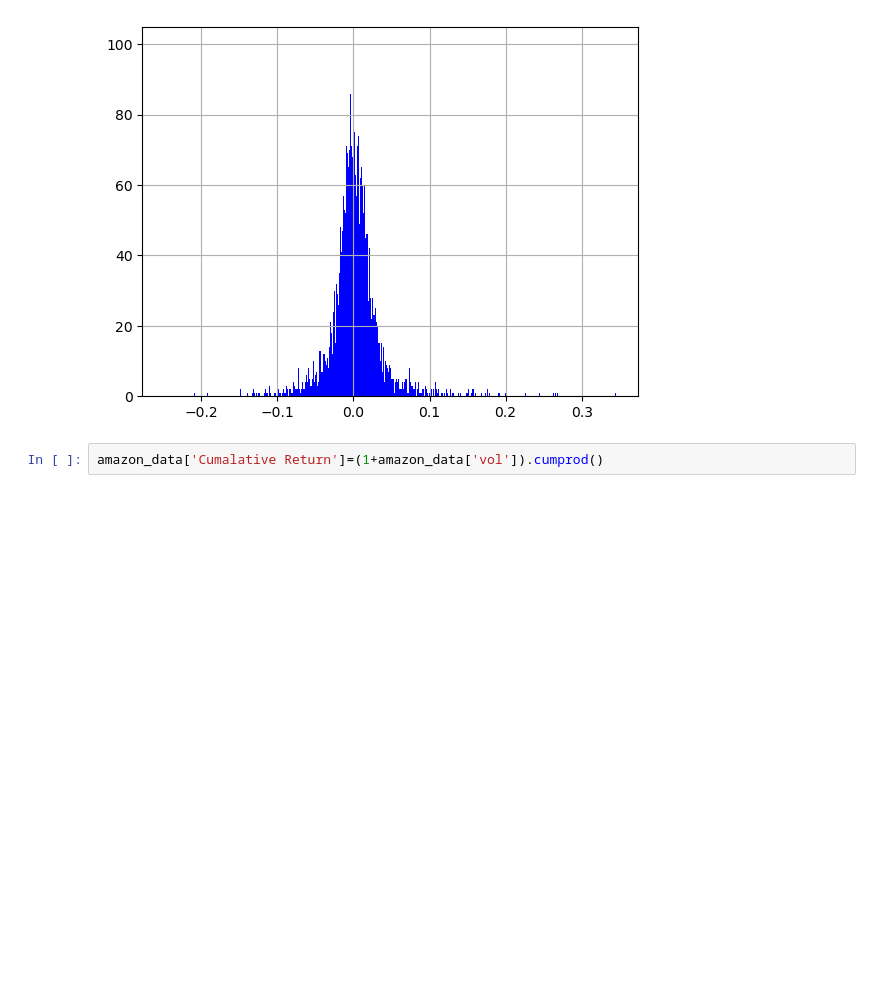
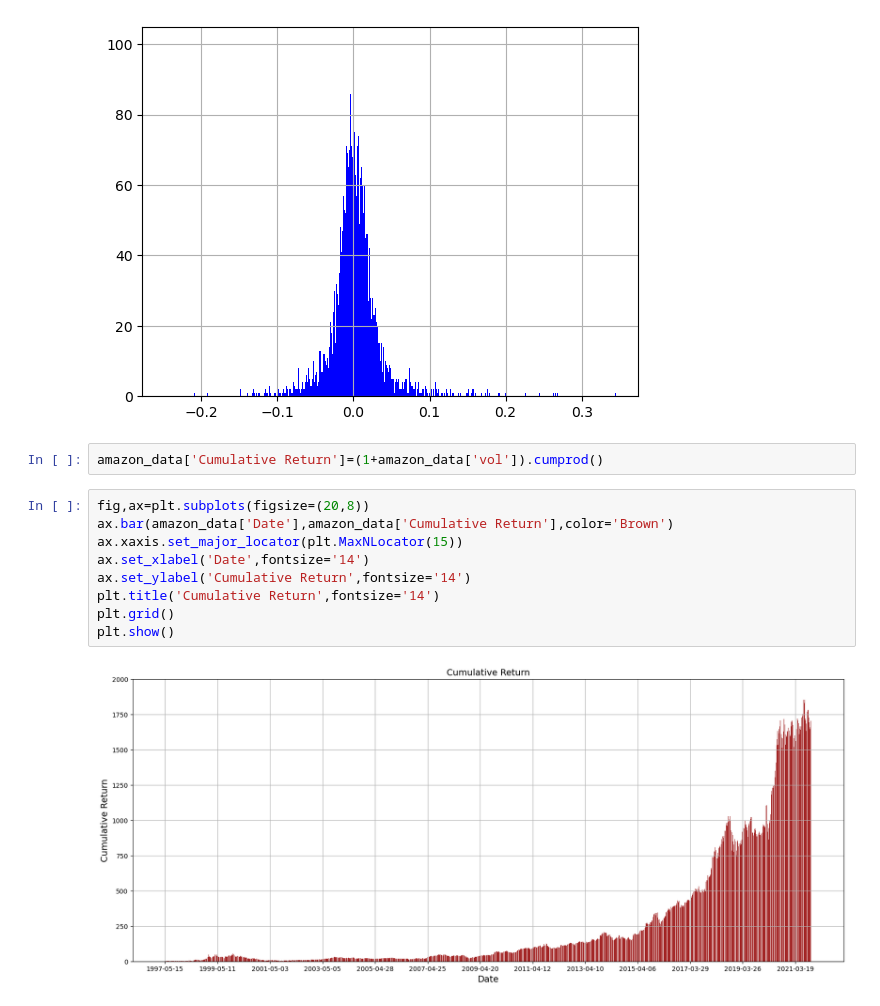
Before and after one commit to deepakkumar-projects/Amazon-Stock-Price-EDA-Prediction, a Jupyter notebook: amazon-stock-price-eda-prediction.ipynb, the cells around one changed output. Cells and saved outputs as stored; diff of their text form; blank space fills up the shorter version.

```diff
--- a/amazon-stock-price-eda-prediction.ipynb
+++ b/amazon-stock-price-eda-prediction.ipynb
@@ -218,4 +218,15 @@ amazon_data['vol'].hist(bins=1000,color='Blue');
 # %% [output]
 [figure]
 # %%
-amazon_data['Cumalative Return']=(1+amazon_data['vol']).cumprod()
+amazon_data['Cumulative Return']=(1+amazon_data['vol']).cumprod()
+# %%
+fig,ax=plt.subplots(figsize=(20,8))
+ax.bar(amazon_data['Date'],amazon_data['Cumulative Return'],color='Brown')
+ax.xaxis.set_major_locator(plt.MaxNLocator(15))
+ax.set_xlabel('Date',fontsize='14')
+ax.set_ylabel('Cumulative Return',fontsize='14')
+plt.title('Cumulative Return',fontsize='14')
+plt.grid()
+plt.show()
+# %% [output]
+[figure, added]
```
Also changed, not shown: parts of 19 cells of this notebook.
